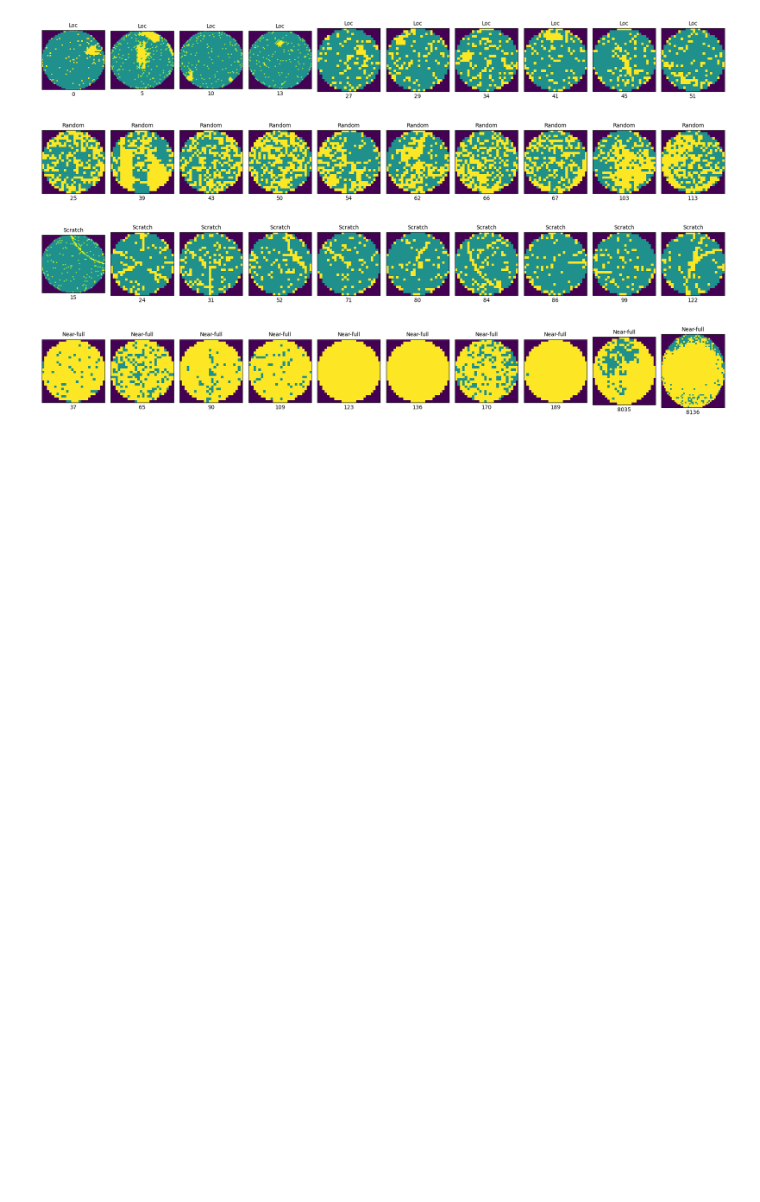
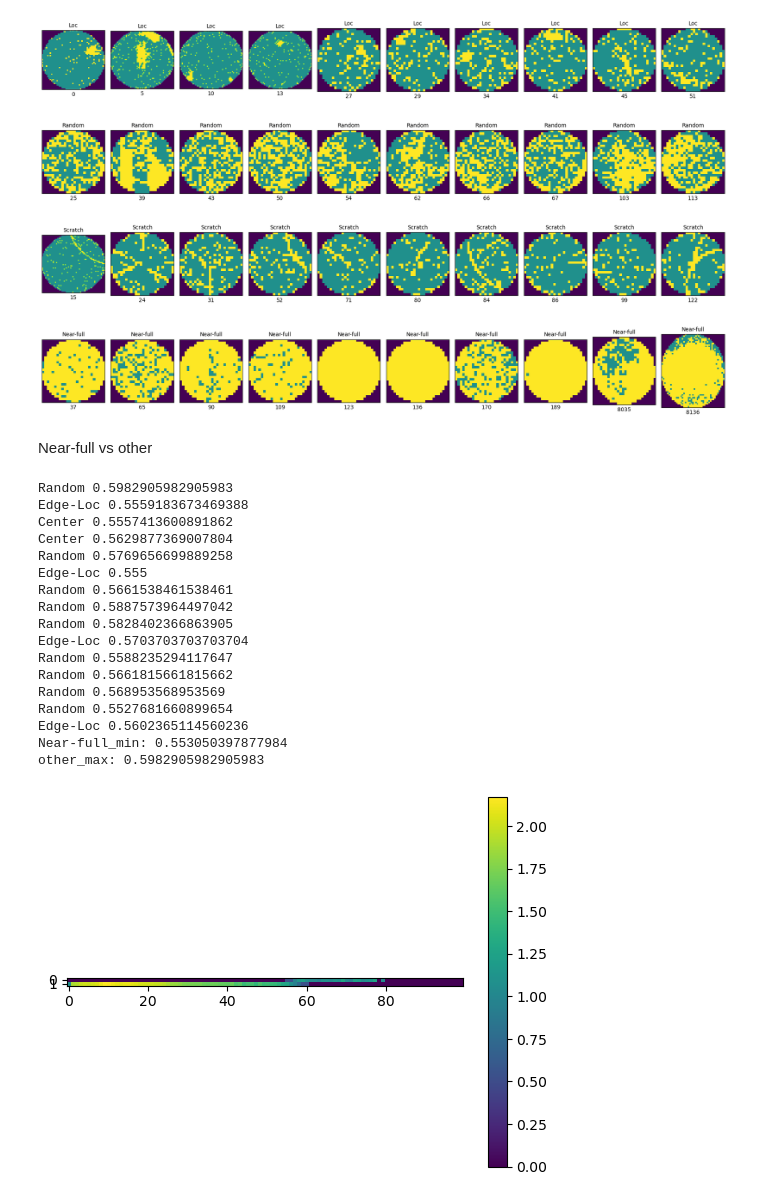
Before and after one commit to bodu0204/particle-detection-quest-2023, a Jupyter notebook: work/01_Tutorial/01_Tutorial.ipynb, the cells around one changed output. Saved outputs shown, nothing was run; the diff lists cells and outputs as text; code cells hidden in the pictures; blank space fills up the shorter version.

```diff
--- a/work/01_Tutorial/01_Tutorial.ipynb
+++ b/work/01_Tutorial/01_Tutorial.ipynb
@@ -132,3 +228,62 @@ for k in x:
 [figure]
 [figure]
 [figure]
+# %%
+def preprocess_statistics(wafer_map):
+    return np.array([take_statistics(x) for x in wafer_map])
+
+# ['Loc', 'Edge-Loc', 'Center', 'Edge-Ring', 'Scratch', 'Random', 'Near-full', 'Donut']
+statistics = preprocess_statistics(df['waferMap'])
+failuretype = df['failureType']
+# %% [markdown]
+Near-full vs other
+# %%
+full_vs_other = np.zeros(2 * 100, dtype=np.int32).reshape((2,100))
+full_min = 1.
+other_max = 0.
+for type, stat in zip(failuretype, statistics):
+    index = 0
+    if type != 'Near-full':
+        index = 1
+        if stat[0] > other_max:
+            other_max = stat[0]
+        if stat[0] > 0.55:
+            print(type, stat[0])
+    else:
+        if stat[0] < full_min:
+            full_min = stat[0]
+    val = int(np.round(stat[0] * 100))
+    if val >= 100:
+        val = 99
+    full_vs_other[index, val] += 1
+full_vs_other = full_vs_other + 1
+full_vs_other = np.log(full_vs_other)
+full_vs_other = full_vs_other + 1
+full_vs_other = np.log(full_vs_other)
+
+print('Near-full_min:', full_min)
+print('other_max:', other_max)
+plt.figure()
+plt.imshow(full_vs_other)
+plt.colorbar()
+plt.grid(False)
+plt.show()
+# %% [output]
+Random 0.5982905982905983
+Edge-Loc 0.5559183673469388
+Center 0.5557413600891862
+Center 0.5629877369007804
+Random 0.5769656699889258
+Edge-Loc 0.555
+Random 0.5661538461538461
+Random 0.5887573964497042
+Random 0.5828402366863905
+Edge-Loc 0.5703703703703704
+Random 0.5588235294117647
+Random 0.5661815661815662
+Random 0.568953568953569
+Random 0.5527681660899654
+Edge-Loc 0.5602365114560236
+Near-full_min: 0.553050397877984
+other_max: 0.5982905982905983
+[figure, added]
```
Also changed, not shown: parts of 4 cells of this notebook, 1 other file.
